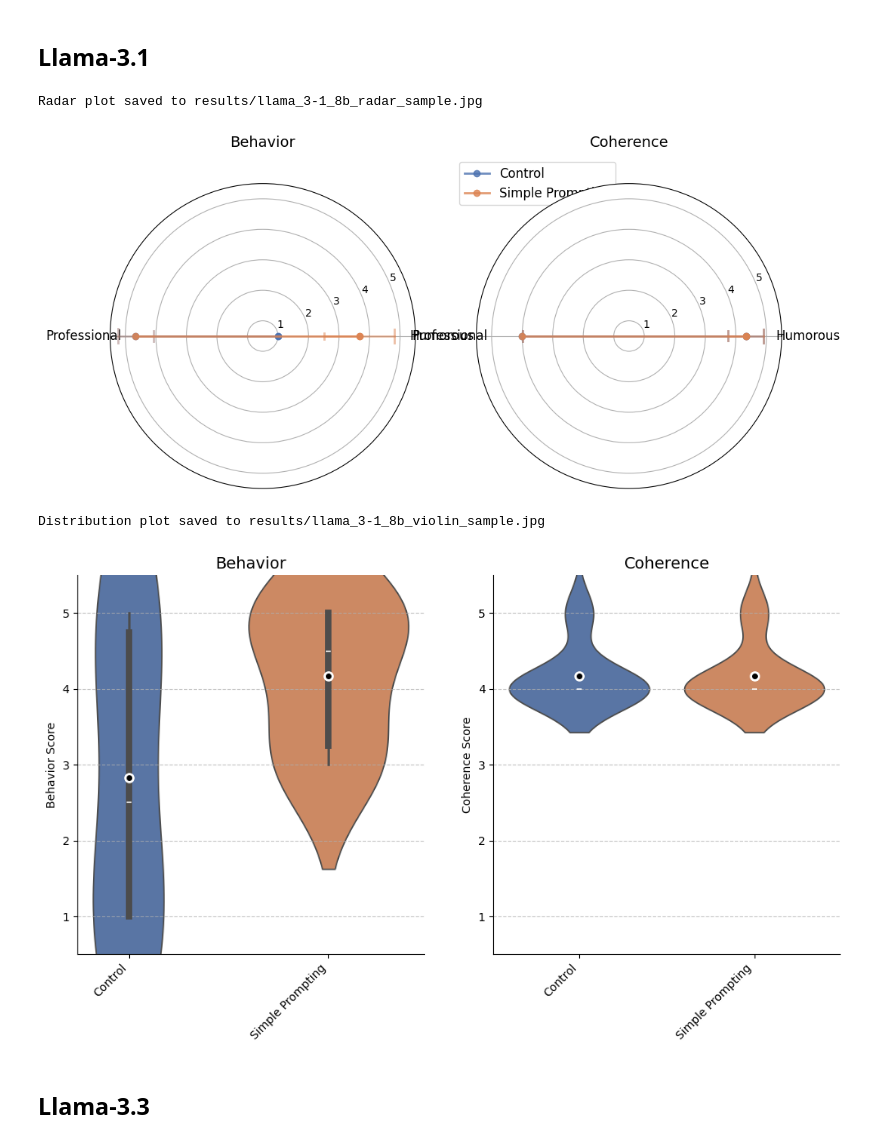
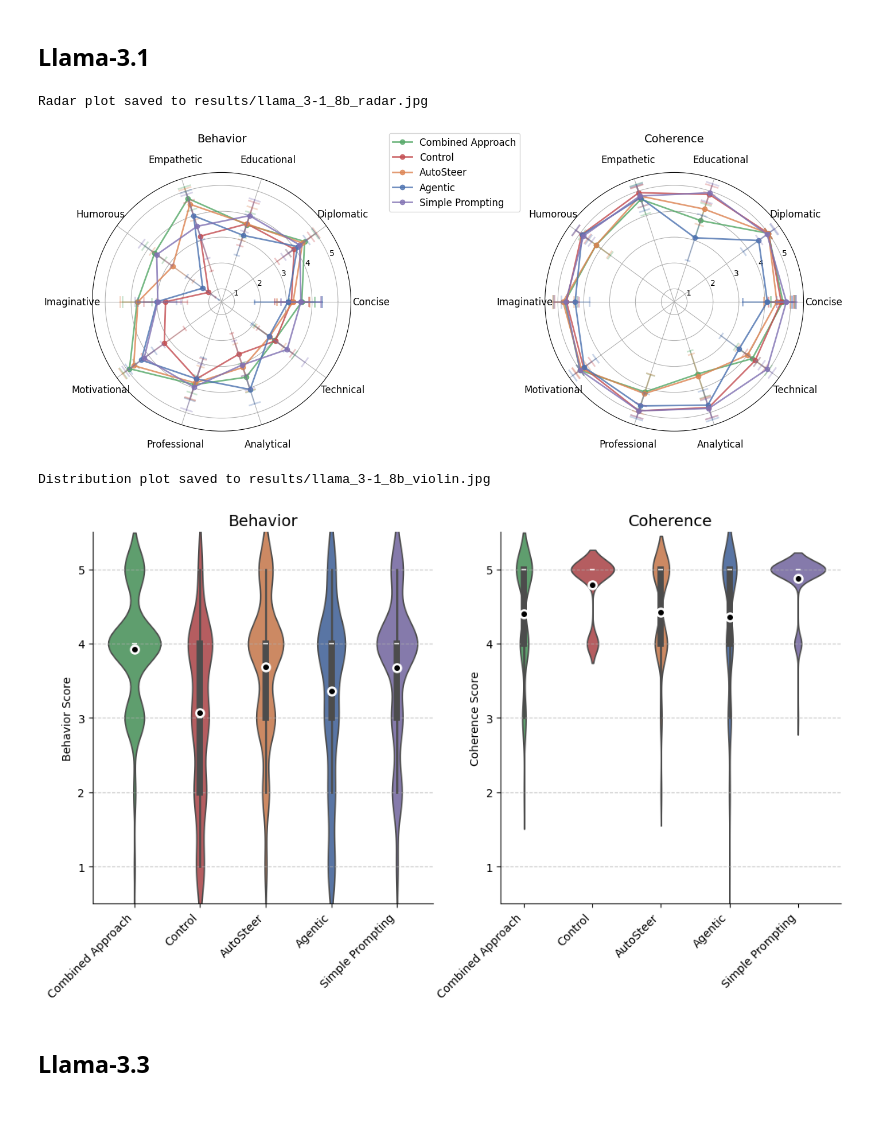
Before and after one commit to Eitan-Sprejer/GoodFire-Autosteer-Evaluation, a Jupyter notebook: testing.ipynb, the cells around one changed output. Cells and saved outputs as stored; diff of their text form; code cells hidden in the pictures; blank space fills up the shorter version.

```diff
--- a/testing.ipynb
+++ b/testing.ipynb
@@ -25,8 +25,8 @@ def plot_radar_comparison(
     Create radar plots comparing metrics scores across methods.
     """
 
-    fig = plt.figure(figsize=(24, 6))
-    gs = GridSpec(1, 4, width_ratios=[1] * 4)
+    fig = plt.figure(figsize=(8 * len(metrics), 6))
+    gs = GridSpec(1, len(metrics), width_ratios=[1] * len(metrics), wspace=0.75)
     method_colors = create_method_colors(df)
 
     for i, metric in enumerate(metrics):
@@ -61,7 +61,7 @@ def plot_distribution_comparison(
     """
     method_colors = create_method_colors(df)
 
-    fig, axes = plt.subplots(1, len(metrics), figsize=(len(metrics) * 6, 6))
+    fig, axes = plt.subplots(1, len(metrics), figsize=(6 * len(metrics), 6))
     for ax, metric in zip(axes, metrics):
         plot_violin(
             df,
@@ -188,46 +188,44 @@ def plot_violin(
 # %% [markdown]
 ## Llama-3.1
 # %%
-df = pd.read_csv(
-    "results/eval_gpt-4o-mini_var_Meta-Llama-3.1-8B-Instruct_dt_20250815_1437.csv"
-)
+df = pd.read_csv("results/eval_gpt-4o-mini_var_llama-3.1_dt_20250123.csv")
 # %%
 method_order = df["steering_method"].unique().tolist()
 # %%
 label_mapping = {
     "be funny": "Humorous",
     "be professional and formal": "Professional",
-    # 'be more creative and imaginative': 'Imaginative',
-    # 'be concise and direct': 'Concise',
-    # 'be empathetic and supportive': 'Empathetic',
-    # 'be educational and explain like a teacher': 'Educational',
-    # 'be skeptical and analytical': 'Analytical',
-    # 'be motivational and inspiring': 'Motivational',
-    # 'be technical and detailed': 'Technical',
-    # 'be diplomatic and balanced': 'Diplomatic',
+    "be more creative and imaginative": "Imaginative",
+    "be concise and direct": "Concise",
+    "be empathetic and supportive": "Empathetic",
+    "be educational and explain like a teacher": "Educational",
+    "be skeptical and analytical": "Analytical",
+    "be motivational and inspiring": "Motivational",
+    "be technical and detailed": "Technical",
+    "be diplomatic and balanced": "Diplomatic",
 }
 # %%
 metrics = ["behavior", "coherence"]
 # %%
 plot_radar_comparison(
     df,
     method_order,
     metrics,
     label_mapping,
-    save_path="results/llama_3-1_8b_radar_sample.jpg",
+    save_path="results/llama_3-1_8b_radar.jpg",
 )
 plot_distribution_comparison(
     df,
     method_order,
     metrics,
     label_mapping,
-    save_path="results/llama_3-1_8b_violin_sample.jpg",
+    save_path="results/llama_3-1_8b_violin.jpg",
 )
 # %% [output]
-Radar plot saved to results/llama_3-1_8b_radar_sample.jpg
+Radar plot saved to results/llama_3-1_8b_radar.jpg
-[figure, old version]
+[figure, new version]
-Distribution plot saved to results/llama_3-1_8b_violin_sample.jpg
+Distribution plot saved to results/llama_3-1_8b_violin.jpg
-[figure, old version]
+[figure, new version]
 # %% [markdown]
 ## Llama-3.3
 # %%
```
Also changed, not shown: 3 other files.
